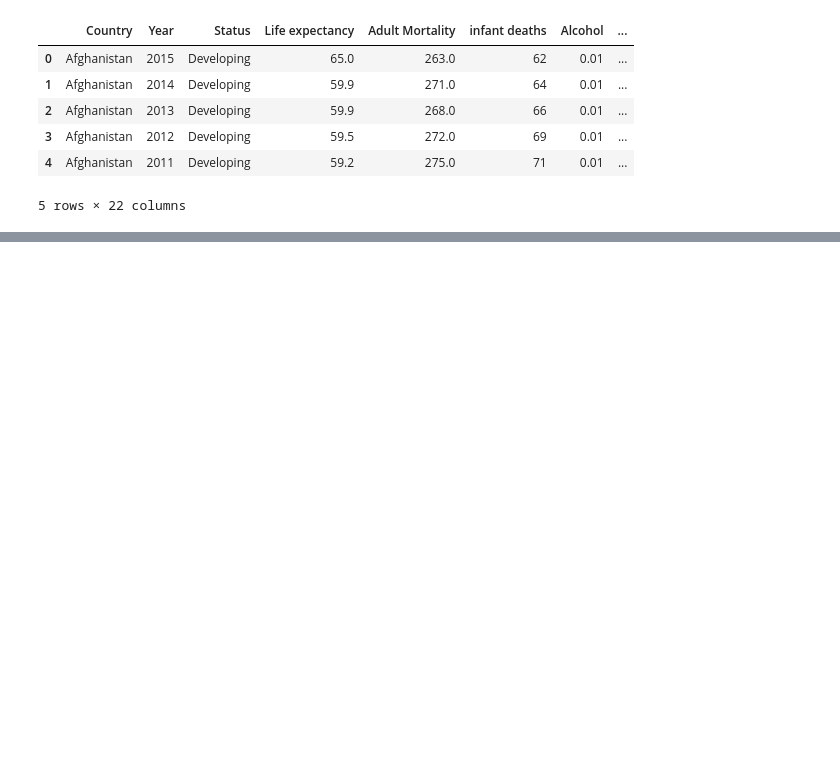
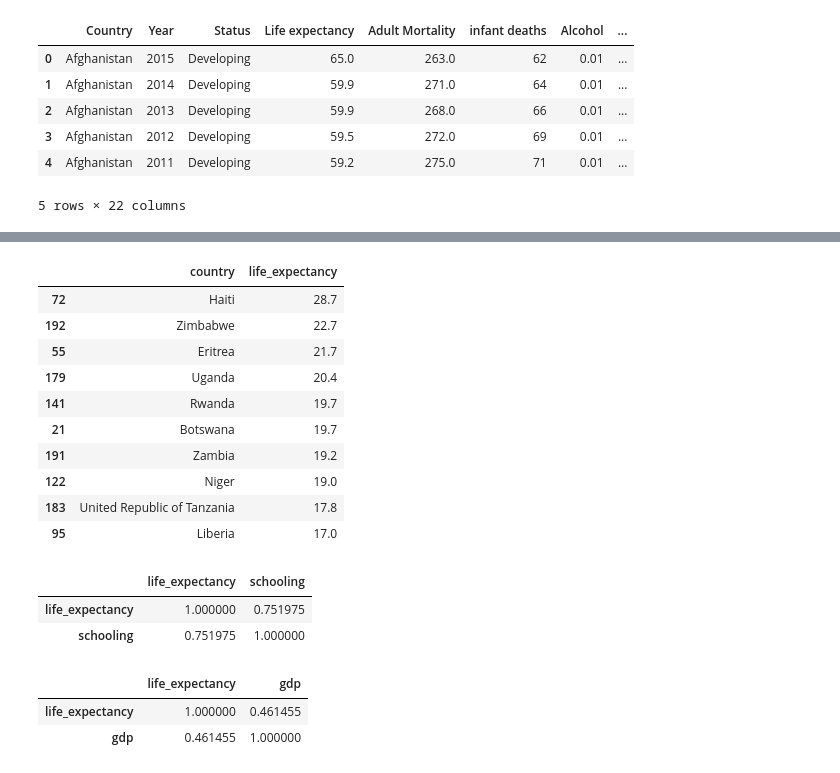
Before and after one commit to Priscilacassia/Projeto_final_tecnicas_programacao, a Jupyter notebook: Projeto_final_tecnicas_programacao (1).ipynb, the cells around one changed output, grey strips where cells are left out. Saved outputs shown, nothing was run; the diff lists cells and outputs as text; code cells hidden in the pictures; blank space fills up the shorter version.

```diff
--- a/Projeto_final_tecnicas_programacao (1).ipynb
+++ b/Projeto_final_tecnicas_programacao (1).ipynb
@@ -62,0 +236,39 @@ dtype: int64
+# %%
+#8.Quais os 10 países com maior variação na expectativa de vida ao longo do
+#período analisado?
+df_variacao = df.groupby('country', as_index=False)['life_expectancy'] \
+               .agg(lambda x: x.max() - x.min())
+
+df_variacao.sort_values(by='life_expectancy', ascending=False).head(10)
+# %% [output]
+|  | country | life_expectancy |
+| 72 | Haiti | 28.7 |
+| 192 | Zimbabwe | 22.7 |
+| 55 | Eritrea | 21.7 |
+| 179 | Uganda | 20.4 |
+| 141 | Rwanda | 19.7 |
+| 21 | Botswana | 19.7 |
+| 191 | Zambia | 19.2 |
+| 122 | Niger | 19.0 |
+| 183 | United Republic of Tanzania | 17.8 |
+| 95 | Liberia | 17.0 |
+# %%
+#9.Qual a relação entre escolaridade e a expectativa de vida?
+#“Observa-se uma forte correlação positiva (0.75) entre escolaridade e expectativa de vida,
+#indicando que países com maior nível educacional tendem a apresentar melhores indicadores de longevidade.”
+#Quanto maior a escolaridade, maior tende a ser a expectativa de vida.
+df[['life_expectancy', 'schooling']].corr()
+# %% [output]
+|  | life_expectancy | schooling |
+| life_expectancy | 1.000000 | 0.751975 |
+| schooling | 0.751975 | 1.000000 |
+# %%
+#10.Qual a relação entre o PIB de uma país e a expectativa de vida?
+#Países com maior PIB tendem a ter maior expectativa de vida, mas não é uma relação
+#tão forte quanto educação.
+#País pode ser rico, mas ter desigualdade alta.
+df[['life_expectancy', 'gdp']].corr()
+# %% [output]
+|  | life_expectancy | gdp |
+| life_expectancy | 1.000000 | 0.461455 |
+| gdp | 0.461455 | 1.000000 |
```
Also changed, not shown: parts of 23 cells of this notebook.
